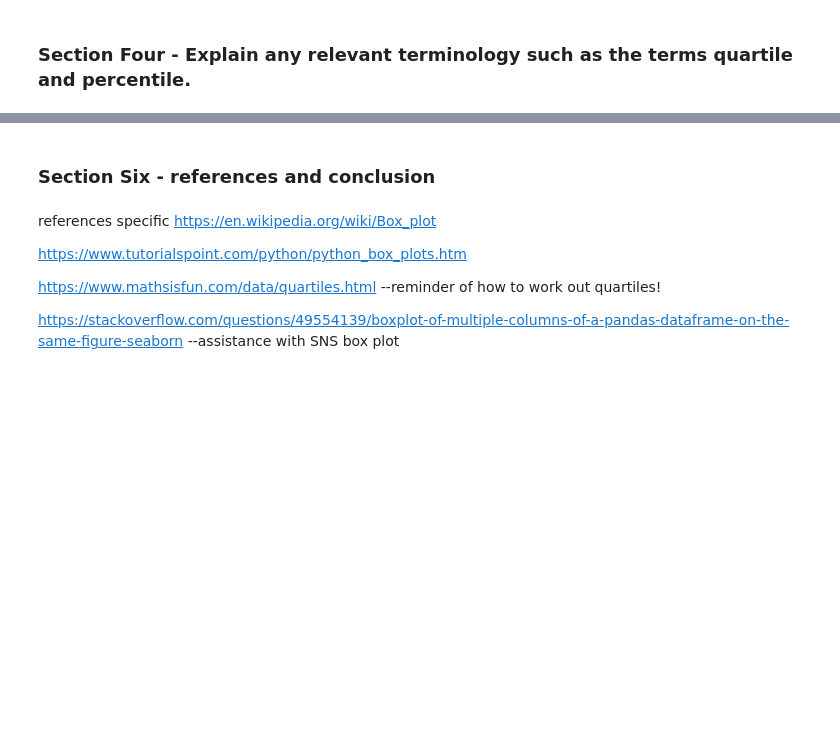
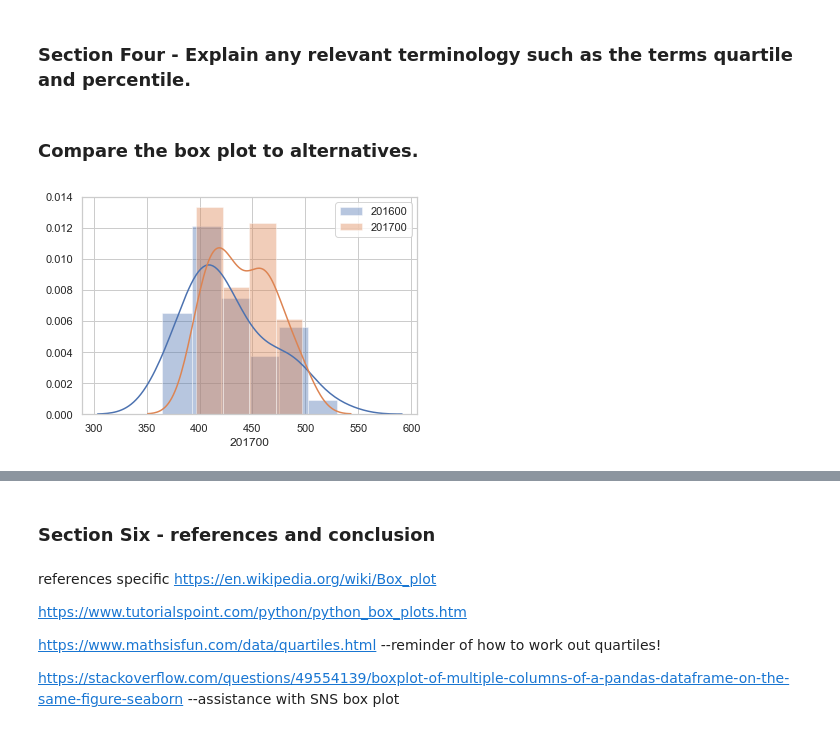
Before and after one commit to Hudsonsue/BOXPLOTS, a Jupyter notebook: BOX PLOTS.ipynb, the cells around one changed output, grey strips where cells are left out. Cells and saved outputs as stored; diff of their text form; code cells hidden in the pictures; blank space fills up the shorter version.

```diff
--- a/BOX PLOTS.ipynb
+++ b/BOX PLOTS.ipynb
@@ -169,2 +179,12 @@ ValueError: Could not interpret input 'variable'
 # %% [markdown]
 ### Section Four - Explain any relevant terminology such as the terms quartile and percentile.
+# %% [markdown]
+### Compare the box plot to alternatives.
+# %%
+df
+sns.distplot(df["201600"], label="201600")
+sns.distplot(df["201700"], label="201700")
+plt.legend()
+plt.show()
+# %% [output]
+[figure, added]
```
Also changed, not shown: parts of 10 cells of this notebook.
